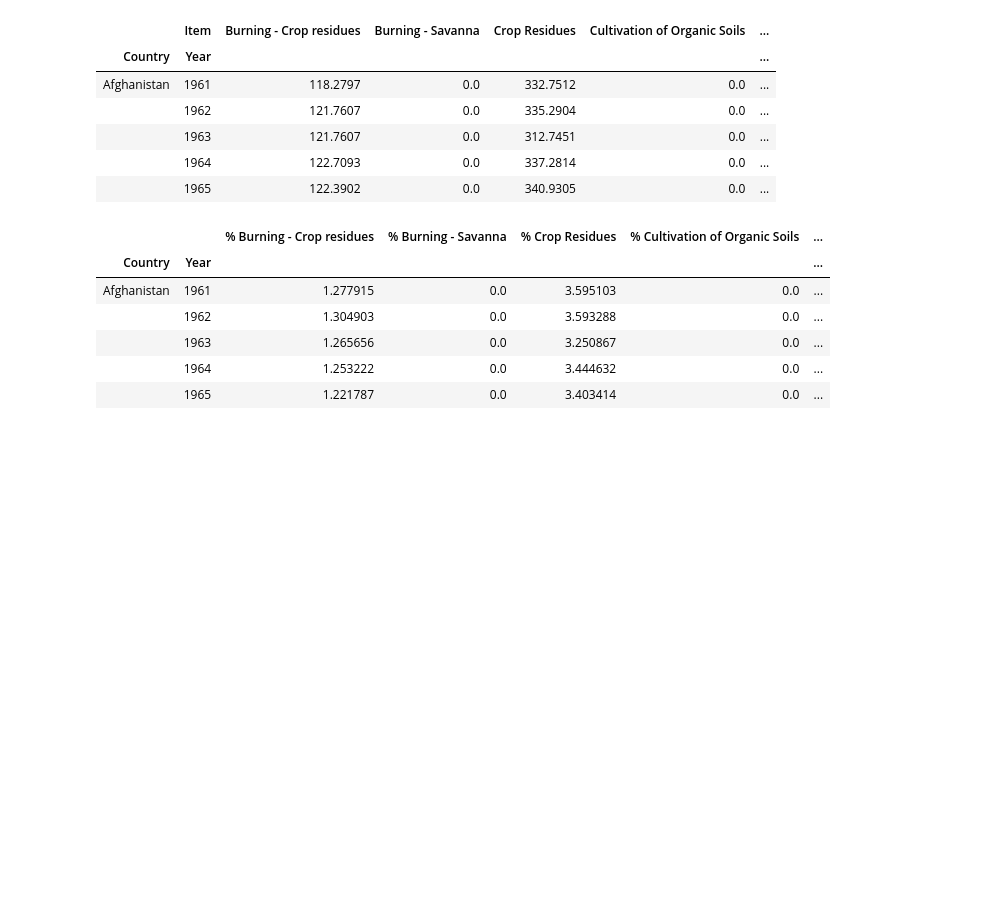
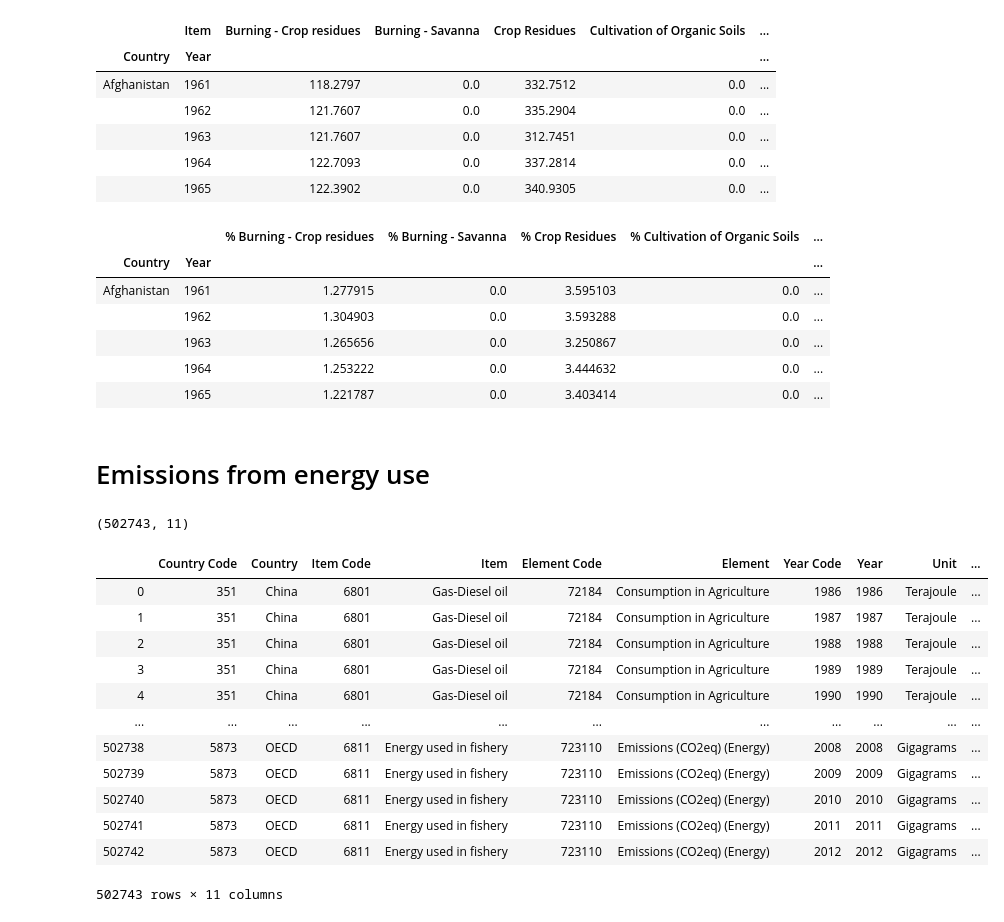
Before and after one commit to Lambo97/ADAProject, a Jupyter notebook: src/greenhouse.ipynb, the cells around one changed output. Cells and saved outputs as stored; diff of their text form; code cells hidden in the pictures; blank space fills up the shorter version.

Commit message:
adding energy emissions

```diff
--- a/src/greenhouse.ipynb
+++ b/src/greenhouse.ipynb
@@ -219,3 +223,26 @@ relative_emissions_total.head()
 # Save the datasets
 emissions_total.to_csv(GENERATED_DATA_PATH+'emissions_total.csv')
 relative_emissions_total.to_csv(GENERATED_DATA_PATH+'relative_emissions_total.csv')
+# %% [markdown]
+# Emissions from energy use
+# %%
+emission_energy_path = DATA_PATH+'Emissions_Agriculture_Energy_E_All_Data_(Norm).csv'
+emissions_energy = pd.read_csv(emission_energy_path, encoding='latin-1', engine='python')
+# %%
+print(emissions_energy.shape)
+emissions_energy
+# %% [output]
+(502743, 11)
+|  | Country Code | Country | Item Code | Item | Element Code | Element | Year Code | Year | Unit | ... |
+| 0 | 351 | China | 6801 | Gas-Diesel oil | 72184 | Consumption in Agriculture | 1986 | 1986 | Terajoule | ... |
+| 1 | 351 | China | 6801 | Gas-Diesel oil | 72184 | Consumption in Agriculture | 1987 | 1987 | Terajoule | ... |
+| 2 | 351 | China | 6801 | Gas-Diesel oil | 72184 | Consumption in Agriculture | 1988 | 1988 | Terajoule | ... |
+| 3 | 351 | China | 6801 | Gas-Diesel oil | 72184 | Consumption in Agriculture | 1989 | 1989 | Terajoule | ... |
+| 4 | 351 | China | 6801 | Gas-Diesel oil | 72184 | Consumption in Agriculture | 1990 | 1990 | Terajoule | ... |
+| ... | ... | ... | ... | ... | ... | ... | ... | ... | ... | ... |
+| 502738 | 5873 | OECD | 6811 | Energy used in fishery | 723110 | Emissions (CO2eq) (Energy) | 2008 | 2008 | Gigagrams | ... |
+| 502739 | 5873 | OECD | 6811 | Energy used in fishery | 723110 | Emissions (CO2eq) (Energy) | 2009 | 2009 | Gigagrams | ... |
+| 502740 | 5873 | OECD | 6811 | Energy used in fishery | 723110 | Emissions (CO2eq) (Energy) | 2010 | 2010 | Gigagrams | ... |
+| 502741 | 5873 | OECD | 6811 | Energy used in fishery | 723110 | Emissions (CO2eq) (Energy) | 2011 | 2011 | Gigagrams | ... |
+| 502742 | 5873 | OECD | 6811 | Energy used in fishery | 723110 | Emissions (CO2eq) (Energy) | 2012 | 2012 | Gigagrams | ... |
+502743 rows × 11 columns
```
Also changed, not shown: parts of 5 cells of this notebook, 2 other files.
